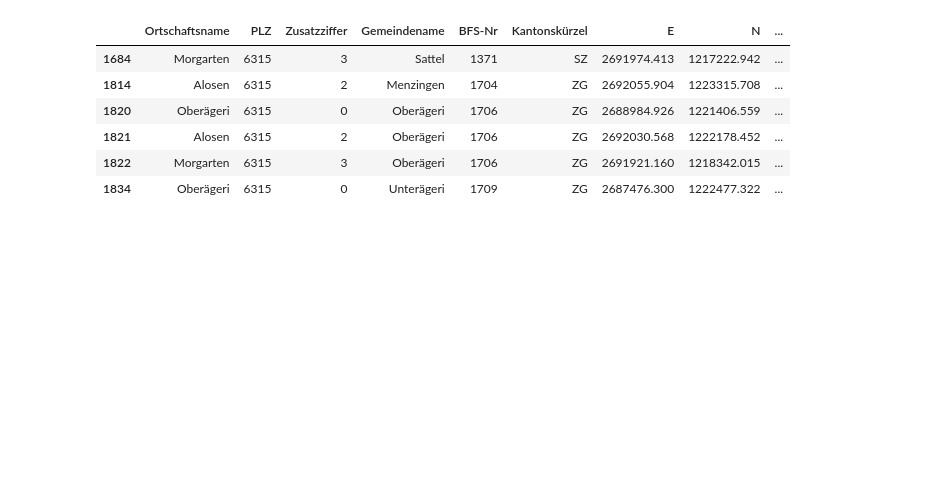
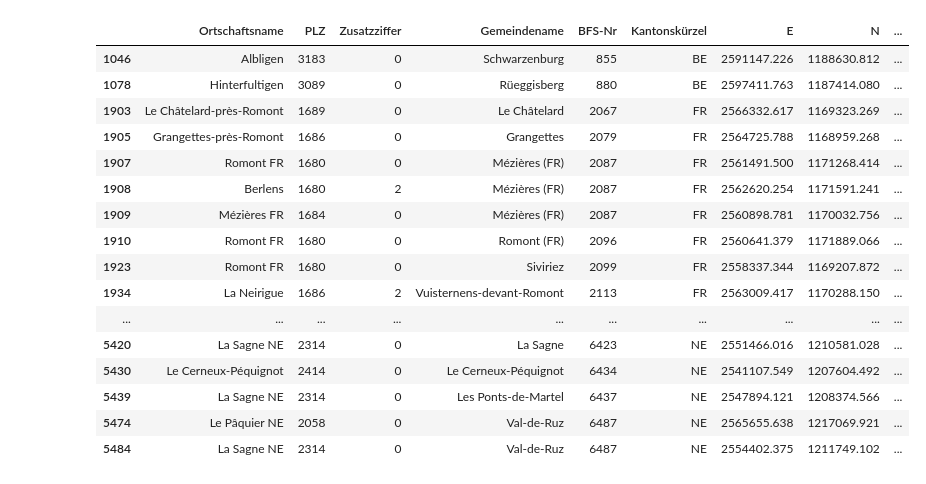
Before and after one commit to baertsch/Transformative-Project, a Jupyter notebook: code.ipynb, the cells around one changed output. Saved outputs shown, nothing was run; the diff lists cells and outputs as text; code cells hidden in the pictures; blank space fills up the shorter version.

```diff
--- a/code.ipynb
+++ b/code.ipynb
@@ -10,0 +54,3 @@ cheese_fact_village = {'Name':['Fromagerie villageoise Alosen','Fromagerie villa
+# %%
+cheese_fact_village_df = pd.read_csv('data/cheese_factories_CH.csv',sep=',')
+cheese_fact_village_df
@@ -10,0 +71,6 @@ cheese_fact_village = {'Name':['Fromagerie villageoise Alosen','Fromagerie villa
+# %%
+cheese_fact_village_df.drop(columns=['Ortschaftsname','PLZ'],axis=1,inplace=True)
+# %%
+cheese_fact_village_df.rename(columns={'Kantonskürzel':'Canton'},inplace=True)
+# %%
+NPA = cheese_fact_village_df['NPA'][cheese_fact_village_df['Canton'].isna()]
@@ -11,10 +120,20 @@ cheese_fact_village = {'Name':['Fromagerie villageoise Alosen','Fromagerie villa
 # %%
-CH_cities[CH_cities['PLZ']==6315]
+CH_cities[CH_cities['PLZ'].isin(NPA)]
 # %% [output]
 |  | Ortschaftsname | PLZ | Zusatzziffer | Gemeindename | BFS-Nr | Kantonskürzel | E | N | ... |
-| 1684 | Morgarten | 6315 | 3 | Sattel | 1371 | SZ | 2691974.413 | 1217222.942 | ... |
-| 1814 | Alosen | 6315 | 2 | Menzingen | 1704 | ZG | 2692055.904 | 1223315.708 | ... |
-| 1820 | Oberägeri | 6315 | 0 | Oberägeri | 1706 | ZG | 2688984.926 | 1221406.559 | ... |
-| 1821 | Alosen | 6315 | 2 | Oberägeri | 1706 | ZG | 2692030.568 | 1222178.452 | ... |
-| 1822 | Morgarten | 6315 | 3 | Oberägeri | 1706 | ZG | 2691921.160 | 1218342.015 | ... |
-| 1834 | Oberägeri | 6315 | 0 | Unterägeri | 1709 | ZG | 2687476.300 | 1222477.322 | ... |
+| 1046 | Albligen | 3183 | 0 | Schwarzenburg | 855 | BE | 2591147.226 | 1188630.812 | ... |
+| 1078 | Hinterfultigen | 3089 | 0 | Rüeggisberg | 880 | BE | 2597411.763 | 1187414.080 | ... |
+| 1903 | Le Châtelard-près-Romont | 1689 | 0 | Le Châtelard | 2067 | FR | 2566332.617 | 1169323.269 | ... |
+| 1905 | Grangettes-près-Romont | 1686 | 0 | Grangettes | 2079 | FR | 2564725.788 | 1168959.268 | ... |
+| 1907 | Romont FR | 1680 | 0 | Mézières (FR) | 2087 | FR | 2561491.500 | 1171268.414 | ... |
+| 1908 | Berlens | 1680 | 2 | Mézières (FR) | 2087 | FR | 2562620.254 | 1171591.241 | ... |
+| 1909 | Mézières FR | 1684 | 0 | Mézières (FR) | 2087 | FR | 2560898.781 | 1170032.756 | ... |
+| 1910 | Romont FR | 1680 | 0 | Romont (FR) | 2096 | FR | 2560641.379 | 1171889.066 | ... |
+| 1923 | Romont FR | 1680 | 0 | Siviriez | 2099 | FR | 2558337.344 | 1169207.872 | ... |
+| 1934 | La Neirigue | 1686 | 2 | Vuisternens-devant-Romont | 2113 | FR | 2563009.417 | 1170288.150 | ... |
+| ... | ... | ... | ... | ... | ... | ... | ... | ... | ... |
+| 5420 | La Sagne NE | 2314 | 0 | La Sagne | 6423 | NE | 2551466.016 | 1210581.028 | ... |
+| 5430 | Le Cerneux-Péquignot | 2414 | 0 | Le Cerneux-Péquignot | 6434 | NE | 2541107.549 | 1207604.492 | ... |
+| 5439 | La Sagne NE | 2314 | 0 | Les Ponts-de-Martel | 6437 | NE | 2547894.121 | 1208374.566 | ... |
+| 5474 | Le Pâquier NE | 2058 | 0 | Val-de-Ruz | 6487 | NE | 2565655.638 | 1217069.921 | ... |
+| 5484 | La Sagne NE | 2314 | 0 | Val-de-Ruz | 6487 | NE | 2554402.375 | 1211749.102 | ... |
```
Also changed, not shown: parts of 13 cells of this notebook.
